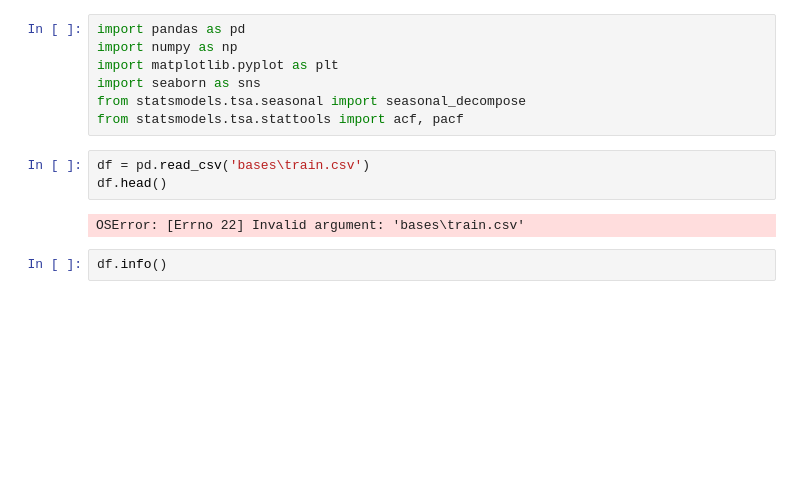
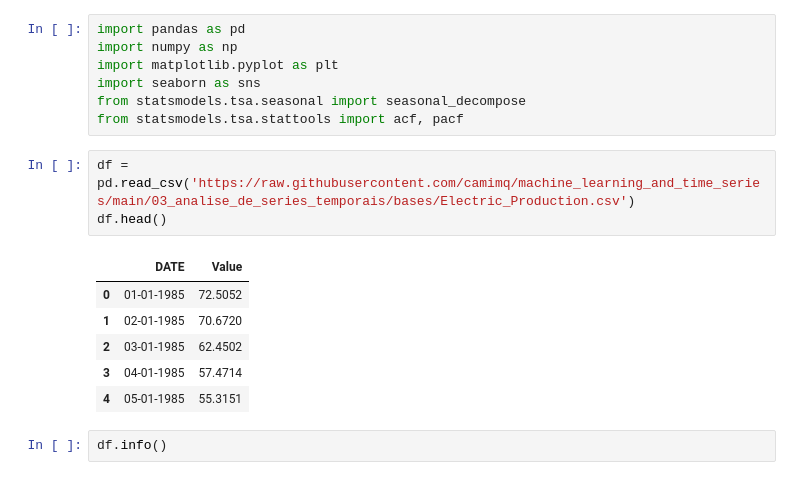
Before and after one commit to camimq/machine_learning_and_time_series, a Jupyter notebook: 03_analise_de_series_temporais/notebooks/aula5_modelando_e_realizando_o_forecasting.ipynb, the cells around one changed output. Saved outputs shown, nothing was run; the diff lists cells and outputs as text; blank space fills up the shorter version.

```diff
--- a/03_analise_de_series_temporais/notebooks/aula5_modelando_e_realizando_o_forecasting.ipynb
+++ b/03_analise_de_series_temporais/notebooks/aula5_modelando_e_realizando_o_forecasting.ipynb
@@ -8,10 +8,15 @@ import seaborn as sns
 from statsmodels.tsa.seasonal import seasonal_decompose
 from statsmodels.tsa.stattools import acf, pacf
 # %%
-df = pd.read_csv('bases\train.csv')
+df = pd.read_csv('https://raw.githubusercontent.com/camimq/machine_learning_and_time_series/main/03_analise_de_series_temporais/bases/Electric_Production.csv')
 df.head()
 # %% [output]
-OSError: [Errno 22] Invalid argument: 'bases\train.csv'
+|  | DATE | Value |
+| 0 | 01-01-1985 | 72.5052 |
+| 1 | 02-01-1985 | 70.6720 |
+| 2 | 03-01-1985 | 62.4502 |
+| 3 | 04-01-1985 | 57.4714 |
+| 4 | 05-01-1985 | 55.3151 |
 # %%
 df.info()
 # %% [output]
```
Also changed, not shown: parts of 4 cells of this notebook.
